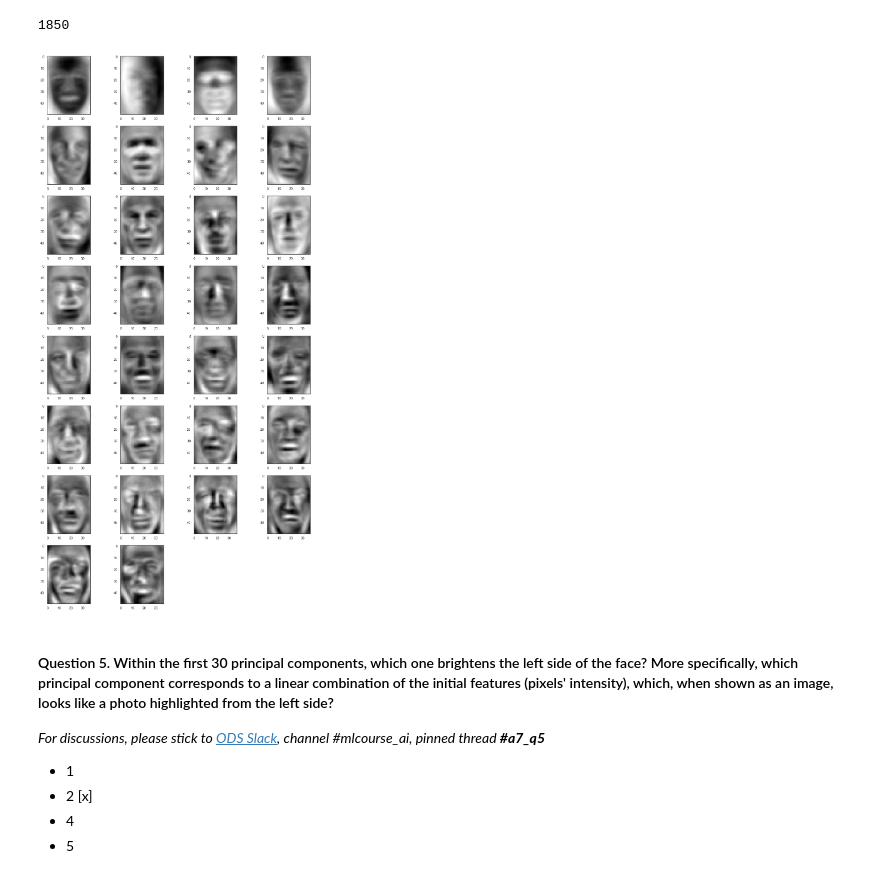
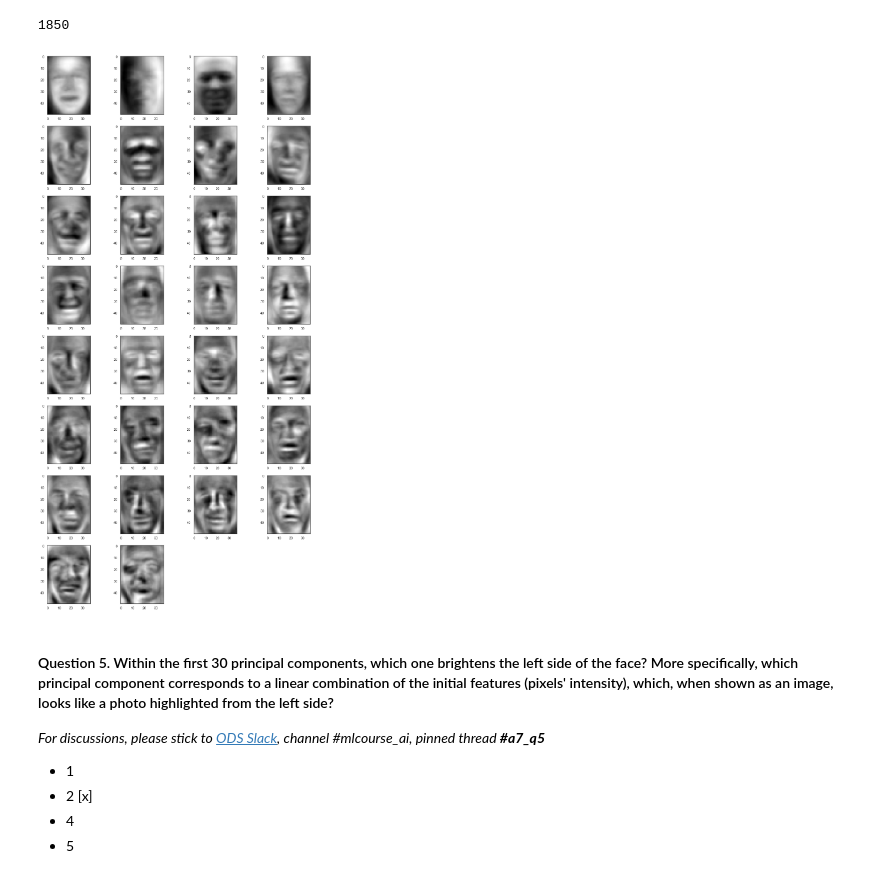
Before and after one commit to yy-nm/mard_learning_mlcourse.ai, a Jupyter notebook: assignment_7/assignment7_pca_clustering.ipynb, the cells around one changed output. Drawn from its saved outputs; the diff is of its cells as text; code cells hidden in the pictures.

```diff
--- a/assignment_7/assignment7_pca_clustering.ipynb
+++ b/assignment_7/assignment7_pca_clustering.ipynb
@@ -205,10 +218,10 @@ len(pca_lfw.components_[0])
 # %%
 plt.figure(figsize=(16, 32))
 for i in range(30):
     plt.subplot(8, 4, i + 1)
-    plt.imshow(np.reshape(pca_lfw.components_[i], [50, 37]), cmap='gray')
+    plt.imshow(np.reshape(pca_lfw.components_[i], [50, 37]), cmap='binary')
 # %% [output]
-[figure, old version]
+[figure, new version]
 # %% [markdown]
 #### Question 5. Within the first 30 principal components, which one brightens the left side of the face? More specifically, which principal component corresponds to a linear combination of the initial features (pixels' intensity), which, when shown as an image, looks like a photo highlighted from the left side?
 
```
Also changed, not shown: parts of 16 cells of this notebook, 1 other file.
